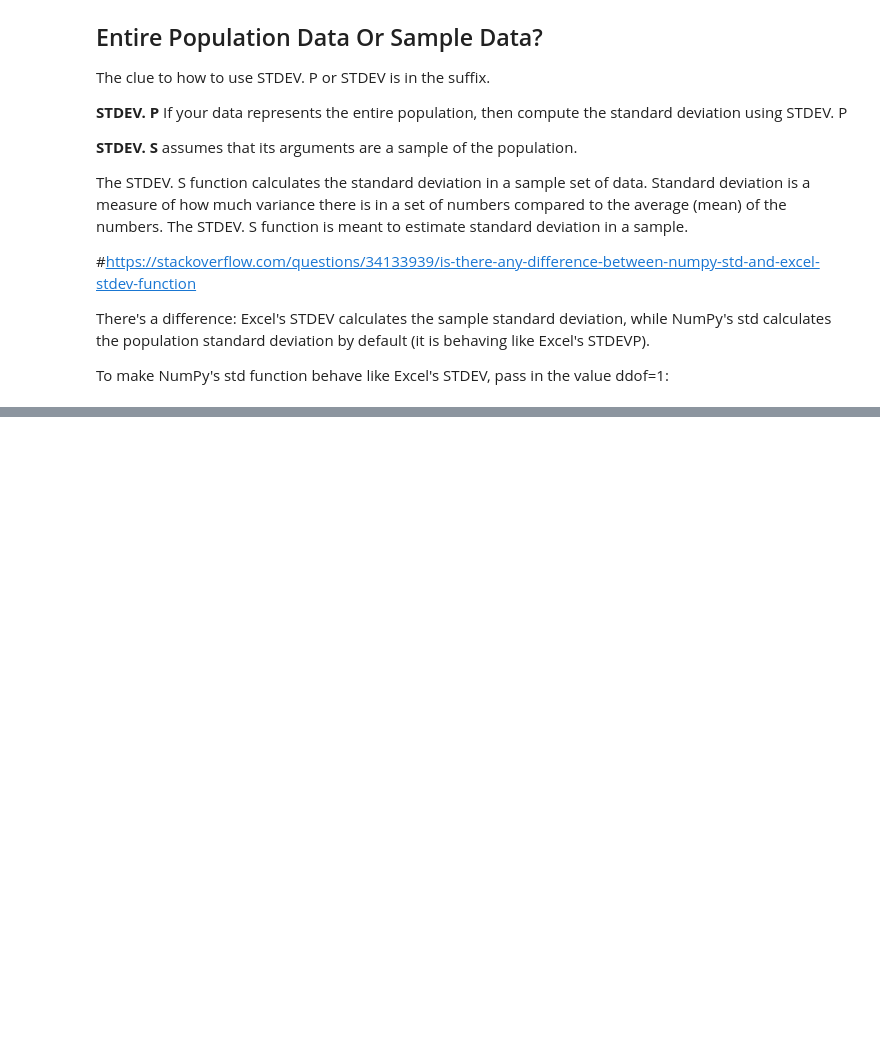
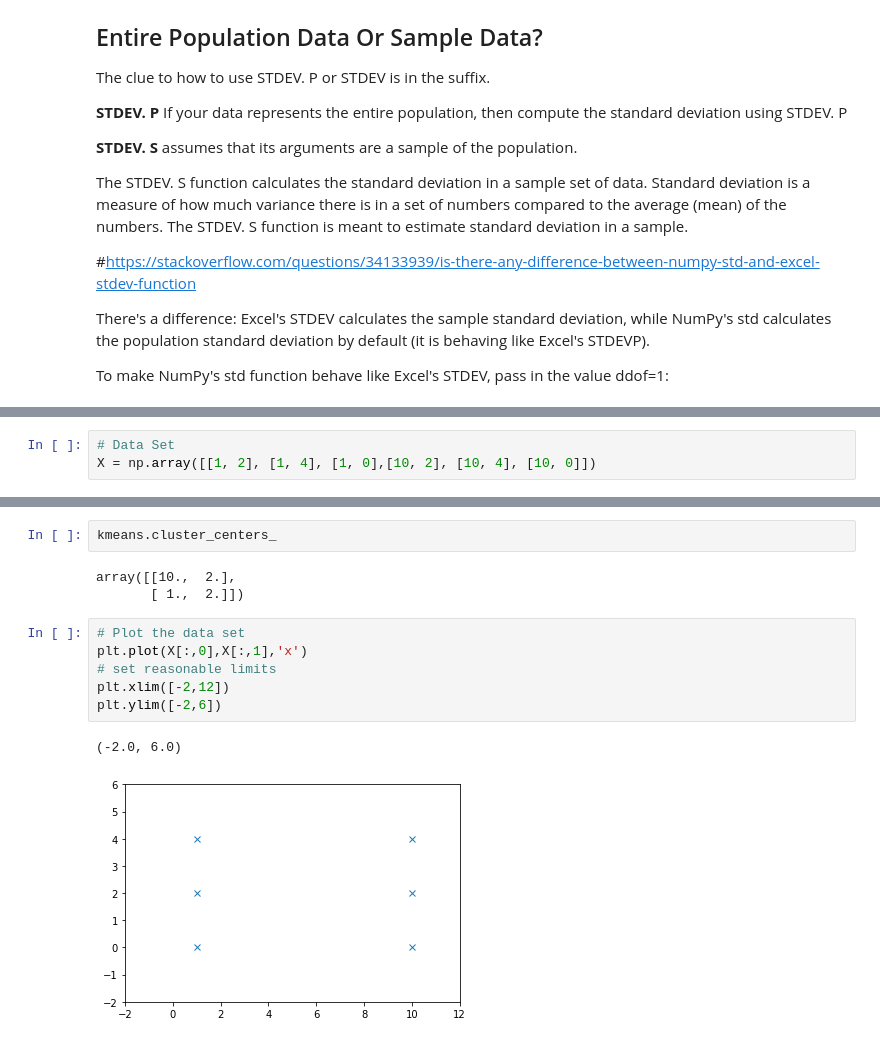
Before and after one commit to collinstechwrite/Machine_Learning, a Jupyter notebook: All_Tasks_Machine_Learning.ipynb, the cells around one changed output, grey strips where cells are left out. Cells and saved outputs as stored; diff of their text form; blank space fills up the shorter version.

Commit message:
made notes on task 4, following Ian's lecture on Kmeans'

```diff
--- a/All_Tasks_Machine_Learning.ipynb
+++ b/All_Tasks_Machine_Learning.ipynb
@@ -452,0 +472,3 @@ https://exceljet.net/excel-functions/excel-stdev-function
+# %%
+# Data Set
+X = np.array([[1, 2], [1, 4], [1, 0],[10, 2], [10, 4], [10, 0]])
@@ -452,0 +496,14 @@ https://exceljet.net/excel-functions/excel-stdev-function
+# %%
+kmeans.cluster_centers_
+# %% [output]
+array([[10.,  2.],
+       [ 1.,  2.]])
+# %%
+# Plot the data set
+plt.plot(X[:,0],X[:,1],'x')
+# set reasonable limits
+plt.xlim([-2,12])
+plt.ylim([-2,6])
+# %% [output]
+(-2.0, 6.0)
+[figure, added]
```
Also changed, not shown: parts of 10 cells of this notebook, 1 other file.
